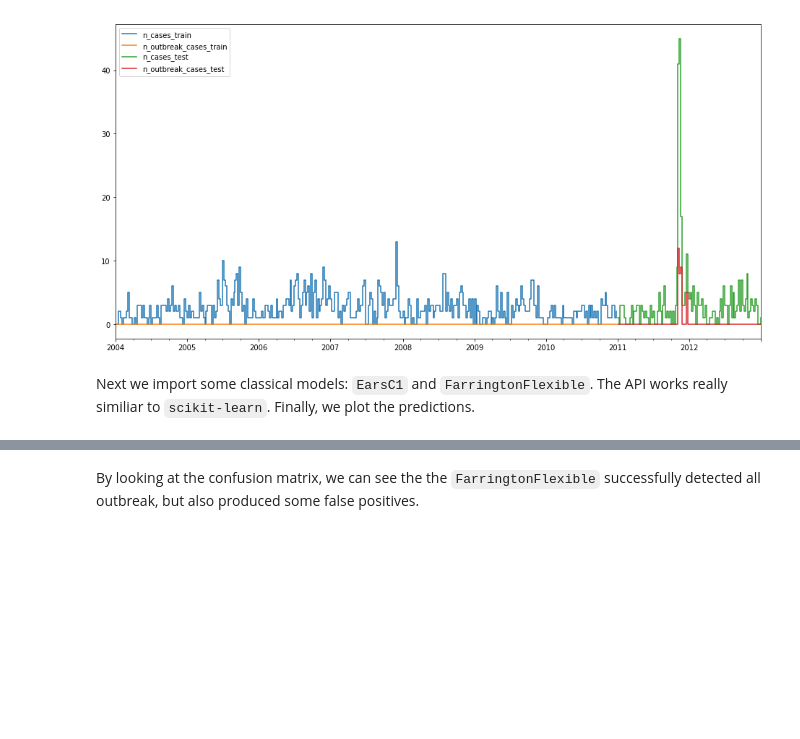
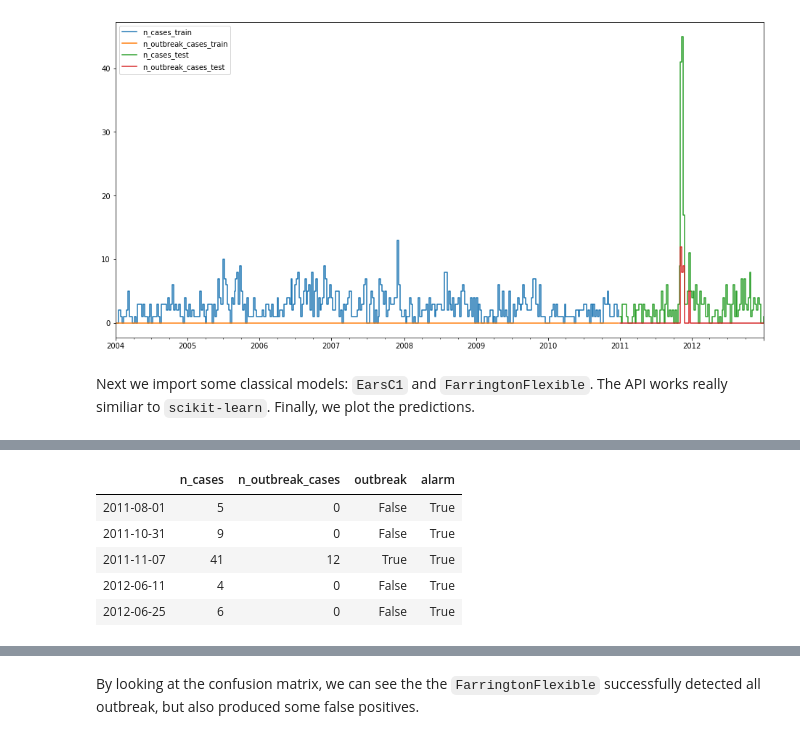
Before and after one commit to JarnoRFB/epysurv, a Jupyter notebook: docs/demo.ipynb, the cells around one changed output, grey strips where cells are left out. Drawn from its saved outputs; the diff is of its cells as text; code cells hidden in the pictures; blank space fills up the shorter version.

Commit message:
Make alarm column boolean

```diff
--- a/docs/demo.ipynb
+++ b/docs/demo.ipynb
@@ -47,3 +51,12 @@ pred.head()
+# %%
+pred.query("alarm != 0")
+# %% [output]
+|  | n_cases | n_outbreak_cases | outbreak | alarm |
+| 2011-08-01 | 5 | 0 | False | True |
+| 2011-10-31 | 9 | 0 | False | True |
+| 2011-11-07 | 41 | 12 | True | True |
+| 2012-06-11 | 4 | 0 | False | True |
+| 2012-06-25 | 6 | 0 | False | True |
 # %%
 plot_prediction(train, test, pred)
 # %% [output]
```
Also changed, not shown: parts of 4 cells of this notebook, 5 other files.
